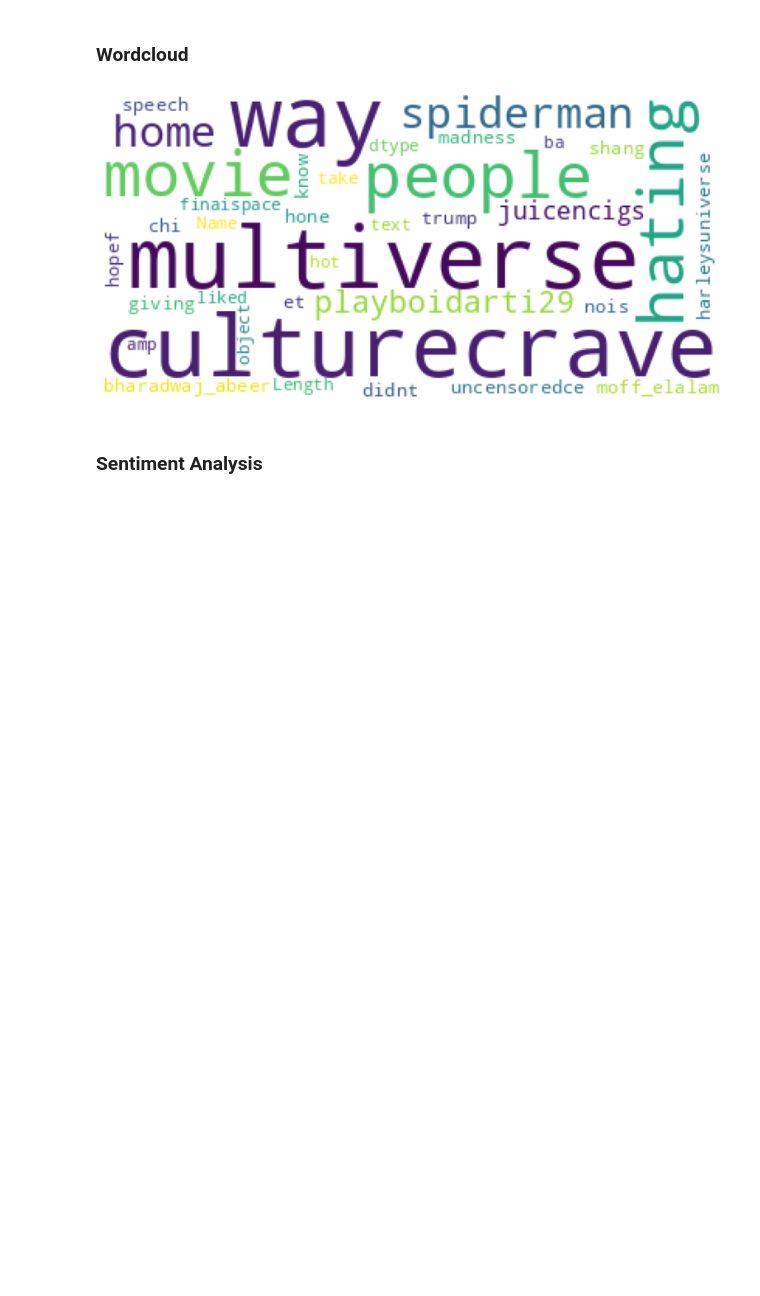
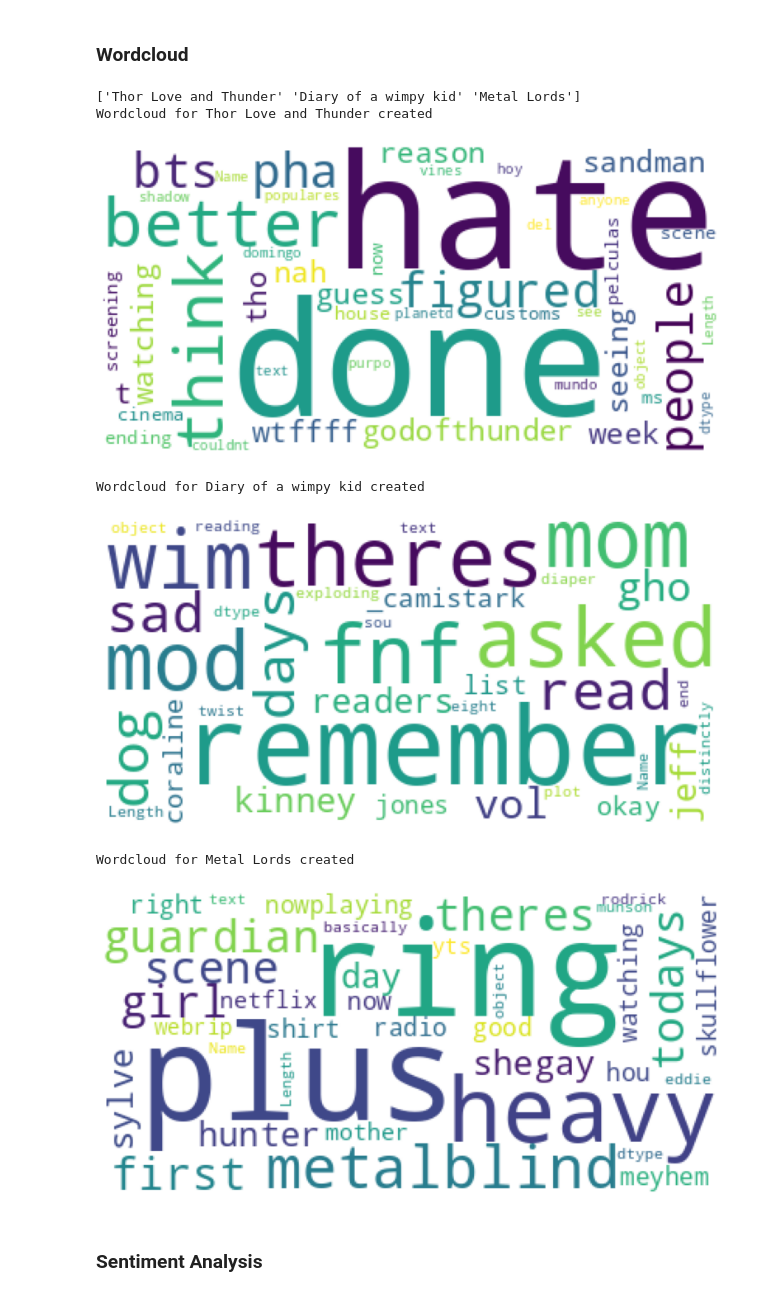
Before and after one commit to ShutDownMan/MinerandoDados, a Jupyter notebook: Trabalho 3/Trabalho_3.ipynb, the cells around one changed output. Saved outputs shown, nothing was run; the diff lists cells and outputs as text; code cells hidden in the pictures; blank space fills up the shorter version.

```diff
--- a/Trabalho 3/Trabalho_3.ipynb
+++ b/Trabalho 3/Trabalho_3.ipynb
@@ -121,8 +130,21 @@ EmptyDataError: No columns to parse from file
 # %%
+# remove name of person who tweeted
+df['text'] = df['text'].apply((lambda x: re.sub(r'@[A-Za-z0-9]+', '', x)))
+
+# remove hashtags
+df['text'] = df['text'].apply((lambda x: re.sub(r'#', '', x)))
+
+# remove urls
+df['text'] = df['text'].apply((lambda x: re.sub(r'https?://[A-Za-z0-9./]+', '', x)))
+
 # clean tweets
 df['text'] = df['text'].apply(lambda x: x.lower())
 df['text'] = df['text'].apply((lambda x: re.sub('[^a-zA-z0-9\s]', '', x)))
 df['text'] = df['text'].apply((lambda x: re.sub('\s+', ' ', x)))
 
+# trim extra whitespace
+df['text'] = df['text'].apply(lambda x: x.strip())
+
+
 display(df.head())
 # %% [output]
@@ -140,31 +162,43 @@ display(df.head())
 # %%
 # create word cloud
 from wordcloud import WordCloud, STOPWORDS
 import matplotlib.pyplot as plt
 
+movies = df['movie'].unique()
+
+print(movies)
 
 stopwords = set(STOPWORDS)
-stopwords.add('thor')
-stopwords.add('love')
-stopwords.add('thunder')
+for stp_word in ['movie', 'thor', 'love', 'thunder', 'metal', 'lords', 'diary', 'wimpy', 'kid']:
+    stopwords.add(stp_word)
 
-wordcloud = WordCloud(
-    background_color='white',
-    stopwords=stopwords,
-    # max_words=200,
-    # max_font_size=40,
-    # min_font_size=10,
-    random_state=42
-).generate(str(df['text']))
+for movie in movies:
+    movie_df = df[df["movie"] == movie]
 
-wordcloud.to_file('./data/wordcloud.png')
+    wordcloud = WordCloud(
+        background_color='white',
+        stopwords=stopwords,
+        # max_words=200,
+        # max_font_size=40,
+        # min_font_size=10,
+        random_state=42
+    ).generate(str(movie_df['text']))
 
-plt.figure(figsize=(12, 12))
-plt.imshow(wordcloud)
-plt.axis('off')
-plt.show()
+    wordcloud.to_file('./data/wordcloud.png')
+
+    print('Wordcloud for {} created'.format(movie))
+    plt.figure(figsize=(12, 12))
+    plt.imshow(wordcloud)
+    plt.axis('off')
+    plt.show()
 # %% [output]
+['Thor Love and Thunder' 'Diary of a wimpy kid' 'Metal Lords']
+Wordcloud for Thor Love and Thunder created
-[figure, old version]
+[figure, new version]
+Wordcloud for Diary of a wimpy kid created
+[figure, added]
+Wordcloud for Metal Lords created
+[figure, added]
 # %% [markdown]
 ### Sentiment Analysis
 # %%
```
Also changed, not shown: parts of 23 cells of this notebook.
